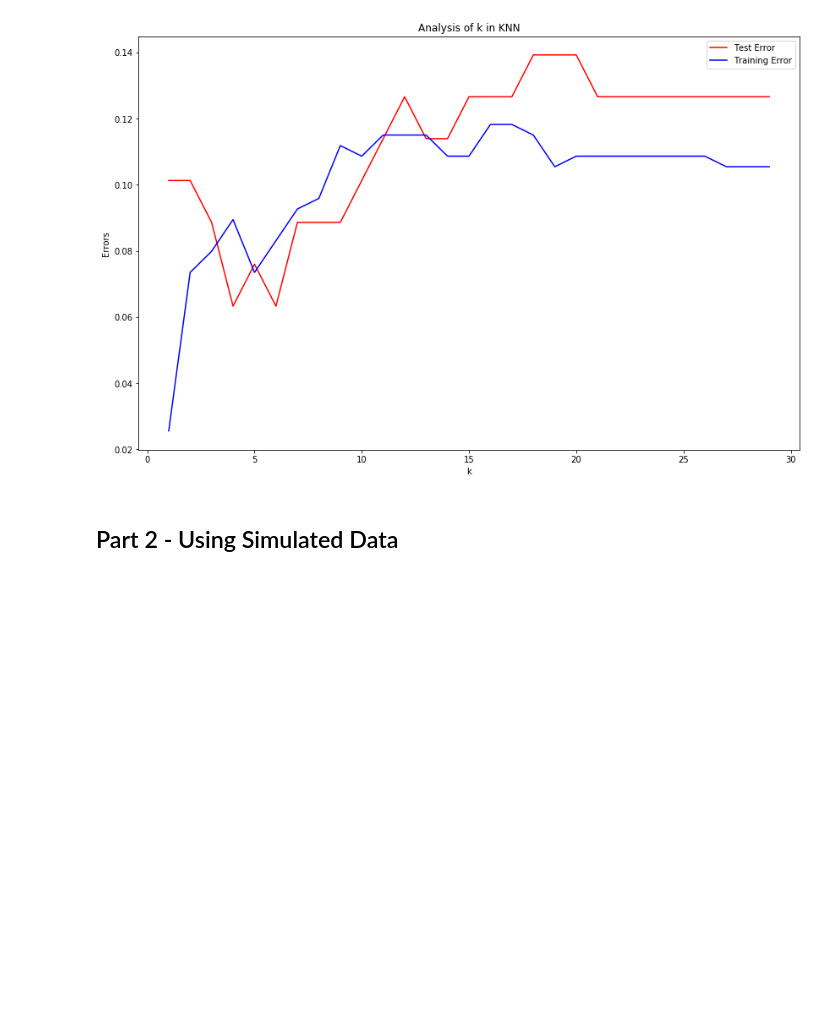
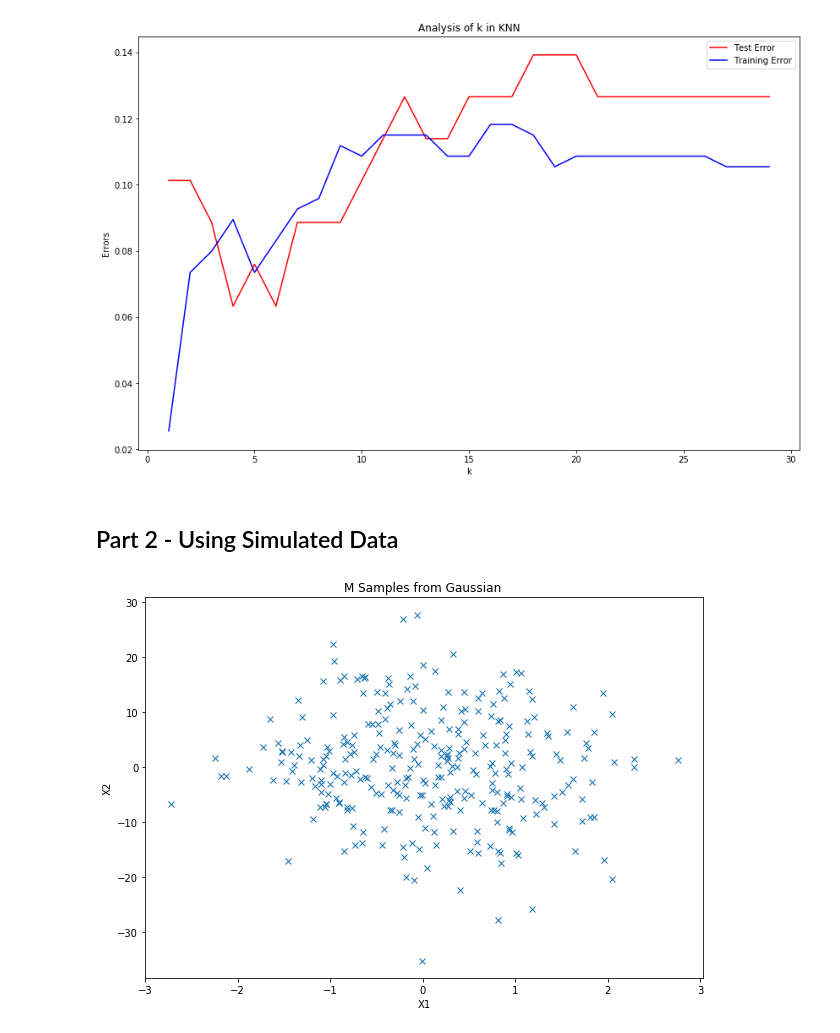
Before and after one commit to hkindbom/SF2935-Statistical-Learning, a Jupyter notebook: Project 1/Project1.ipynb, the cells around one changed output. Cells and saved outputs as stored; diff of their text form; code cells hidden in the pictures; blank space fills up the shorter version.

```diff
--- a/Project 1/Project1.ipynb
+++ b/Project 1/Project1.ipynb
@@ -189,3 +190,24 @@ plt.show()
 [figure]
 # %% [markdown]
 ## Part 2 - Using Simulated Data
+# %%
+#Sampe from Gaussian
+N = 500
+M = 300
+mean = [0, 0]
+cov = [[1, 0], [0, 100]]  # diagonal covariance
+
+mean_ = [2, 3]
+cov_ = [[4, 0], [0, 50]]  # diagonal covariance
+
+X1, X2 = np.random.multivariate_normal(mean, cov, M).T
+X1_, X2_ = np.random.multivariate_normal(mean_, cov_, N-M).T
+
+plt.figure(figsize=(10, 7))
+plt.plot(X1, X2, 'x')
+plt.title("M Samples from Gaussian ")
+plt.ylabel('X2')
+plt.xlabel('X1')
+plt.show()
+# %% [output]
+[figure, added]
```
Also changed, not shown: parts of 2 cells of this notebook.
